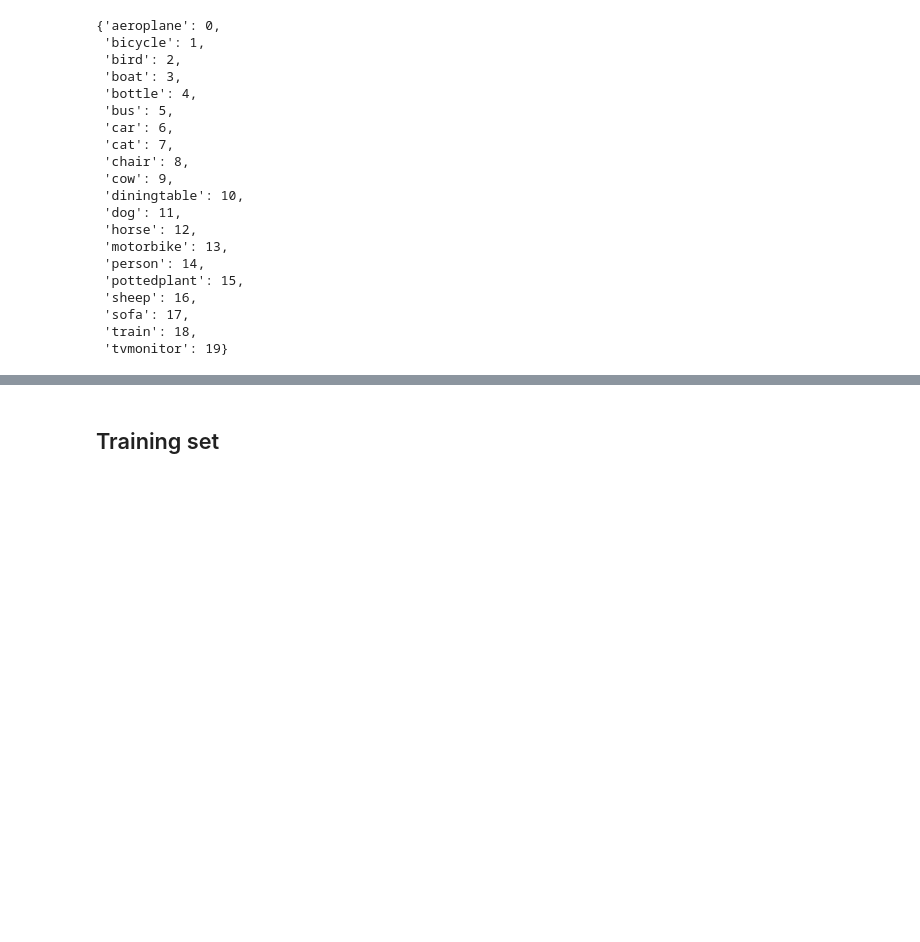
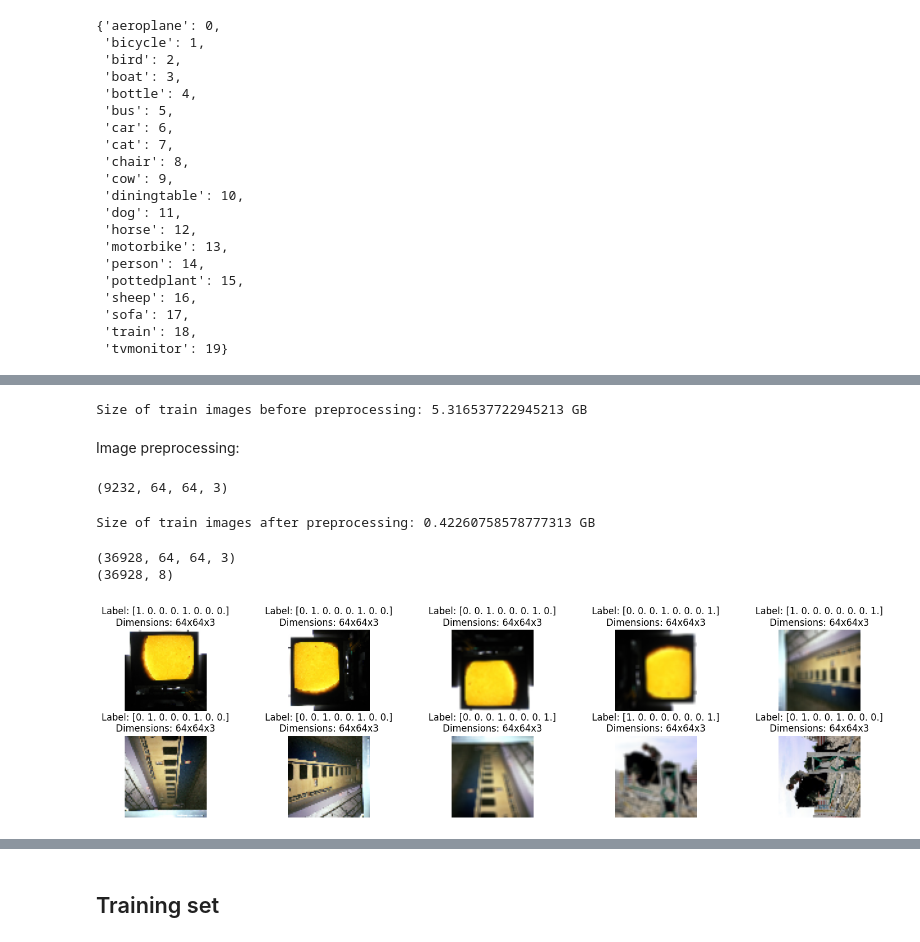
Before and after one commit to AAAlessandroP/imageRecognitionVOC2012, a Jupyter notebook: SSL/ssl_multitask_shuffled.ipynb, the cells around one changed output, grey strips where cells are left out. Drawn from its saved outputs; the diff is of its cells as text; code cells hidden in the pictures; blank space fills up the shorter version.

```diff
--- a/SSL/aug_ssl_patience=30.ipynb
+++ b/SSL/ssl_multitask_shuffled.ipynb
@@ -170,0 +175,3 @@ def preprocess_images(images: np.ndarray, resize=IMG_SIZE):
+# %%
+train_data = np.load(TRAIN_PATH, allow_pickle=True)
+train_data
@@ -170,0 +180,3 @@ def preprocess_images(images: np.ndarray, resize=IMG_SIZE):
+# %%
+train_images = train_data['images']
+train_images.shape
@@ -170,0 +185,73 @@ def preprocess_images(images: np.ndarray, resize=IMG_SIZE):
+# %%
+print(f'Size of train images before preprocessing: {asizeof.asizeof(train_images) / (1024**3)} GB')
+# %% [output]
+Size of train images before preprocessing: 5.316537722945213 GB
+# %% [markdown]
+Image preprocessing:
+# %%
+train_images = preprocess_images(train_images)
+train_images.shape
+# %% [output]
+(9232, 64, 64, 3)
+# %%
+print(f'Size of train images after preprocessing: {asizeof.asizeof(train_images) / (1024**3)} GB')
+# %% [output]
+Size of train images after preprocessing: 0.42260758578777313 GB
+# %%
+from tqdm import tqdm
+import cv2
+import random
+
+rotated_train=[]
+rotated_train_y=[]
+rotated_train_y_blur_kernel=[]
+i=0
+for i in tqdm(range(train_images.shape[0])):
+
+    for j in range(4):
+        if j==0:
+            rotated = train_images[i]#not really rotated
+        else:
+            rotated = np.rot90(rotated)
+
+        rotated_train.append(rotated)
+        rotated_train_y.append(j)
+
+    #I randomly blur the last 4 images (the i-th of the original set)
+    for j in range(4):
+        k = random.randint(0, 3)#random kernel size
+        if k>0:
+            rotated_train[-(4-j)] = cv2.blur(rotated_train[-(4-j)], (k, k))
+        rotated_train_y_blur_kernel.append(k)
+        #print(j, -(4-j))
+
+labels_rot = one_hot_encode(np.array(rotated_train_y), 4)
+labels_kernel = one_hot_encode(np.array(rotated_train_y_blur_kernel), 4)
+# Concatenate the i-th elements of the two lists of encoded labels
+
+train_labels = np.concatenate((labels_rot, labels_kernel), axis=1)
+train_images = np.array(rotated_train)
+
+rotated_train=0 #to free up space
+print(train_images.shape)
+print(train_labels.shape)
+# %% [output]
+(36928, 64, 64, 3)
+(36928, 8)
+# %%
+some_indices = range(N_IMAGES_TO_SHOW)
+labels = [l for l in train_labels[some_indices]]
+images = [i for i in train_images[some_indices]]
+
+fig, axes = plt.subplots(2, len(images) // 2, figsize=(15, 4))
+fig.tight_layout()
+
+for i, axis in enumerate(axes.flat):
+    axis.imshow(images[i])
+    axis.axis('off')
+    image_size = images[i].shape
+    axis.set_title(f'Label: {labels[i]}\nDimensions: {image_size[0]}x{image_size[1]}x{image_size[2]}')
+
+plt.show()
+# %% [output]
+[figure, added]
```
Also changed, not shown: parts of 39 cells of this notebook, 6 other files.
